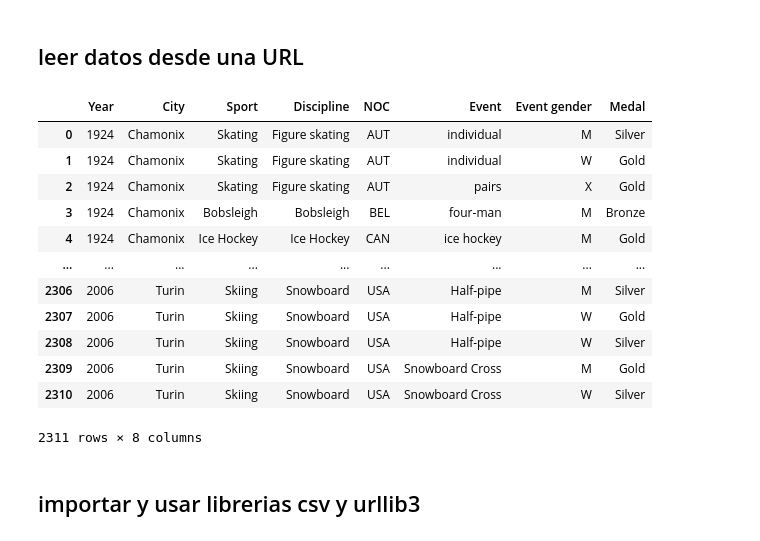
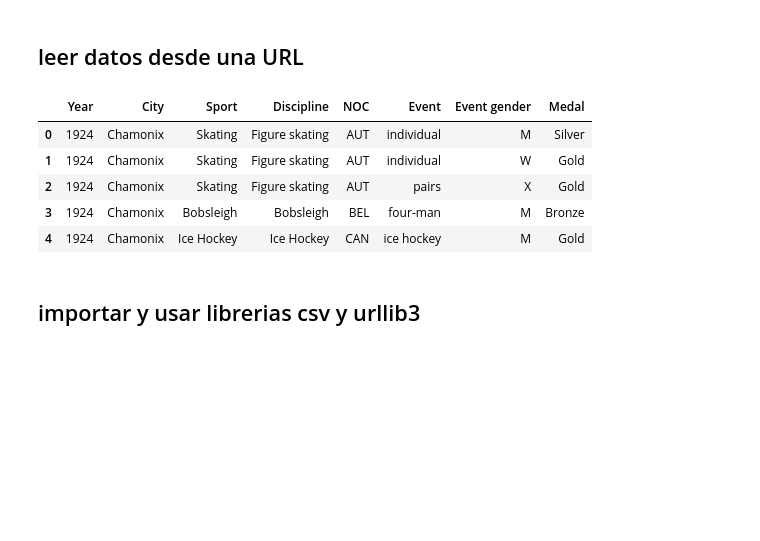
Before and after one commit to lepc1972/python-ml-course, a Jupyter notebook: notebooks/titanic_dates.ipynb, the cells around one changed output. Cells and saved outputs as stored; diff of their text form; code cells hidden in the pictures; blank space fills up the shorter version.

```diff
--- a/notebooks/titanic_dates.ipynb
+++ b/notebooks/titanic_dates.ipynb
@@ -209,21 +209,14 @@ df4
 # %%
 medals_url = "http://winterolympicsmedals.com/medals.csv"
 medals_data = pd.read_csv(medals_url)
-medals_data
+medals_data.head()
 # %% [output]
 |  | Year | City | Sport | Discipline | NOC | Event | Event gender | Medal |
 | 0 | 1924 | Chamonix | Skating | Figure skating | AUT | individual | M | Silver |
 | 1 | 1924 | Chamonix | Skating | Figure skating | AUT | individual | W | Gold |
 | 2 | 1924 | Chamonix | Skating | Figure skating | AUT | pairs | X | Gold |
 | 3 | 1924 | Chamonix | Bobsleigh | Bobsleigh | BEL | four-man | M | Bronze |
 | 4 | 1924 | Chamonix | Ice Hockey | Ice Hockey | CAN | ice hockey | M | Gold |
-| ... | ... | ... | ... | ... | ... | ... | ... | ... |
-| 2306 | 2006 | Turin | Skiing | Snowboard | USA | Half-pipe | M | Silver |
-| 2307 | 2006 | Turin | Skiing | Snowboard | USA | Half-pipe | W | Gold |
-| 2308 | 2006 | Turin | Skiing | Snowboard | USA | Half-pipe | W | Silver |
-| 2309 | 2006 | Turin | Skiing | Snowboard | USA | Snowboard Cross | M | Gold |
-| 2310 | 2006 | Turin | Skiing | Snowboard | USA | Snowboard Cross | W | Silver |
-2311 rows × 8 columns
 # %% [markdown]
 ## importar y usar librerias csv y urllib3
 # %%
```
Also changed, not shown: parts of 14 cells of this notebook, 3 other files.
